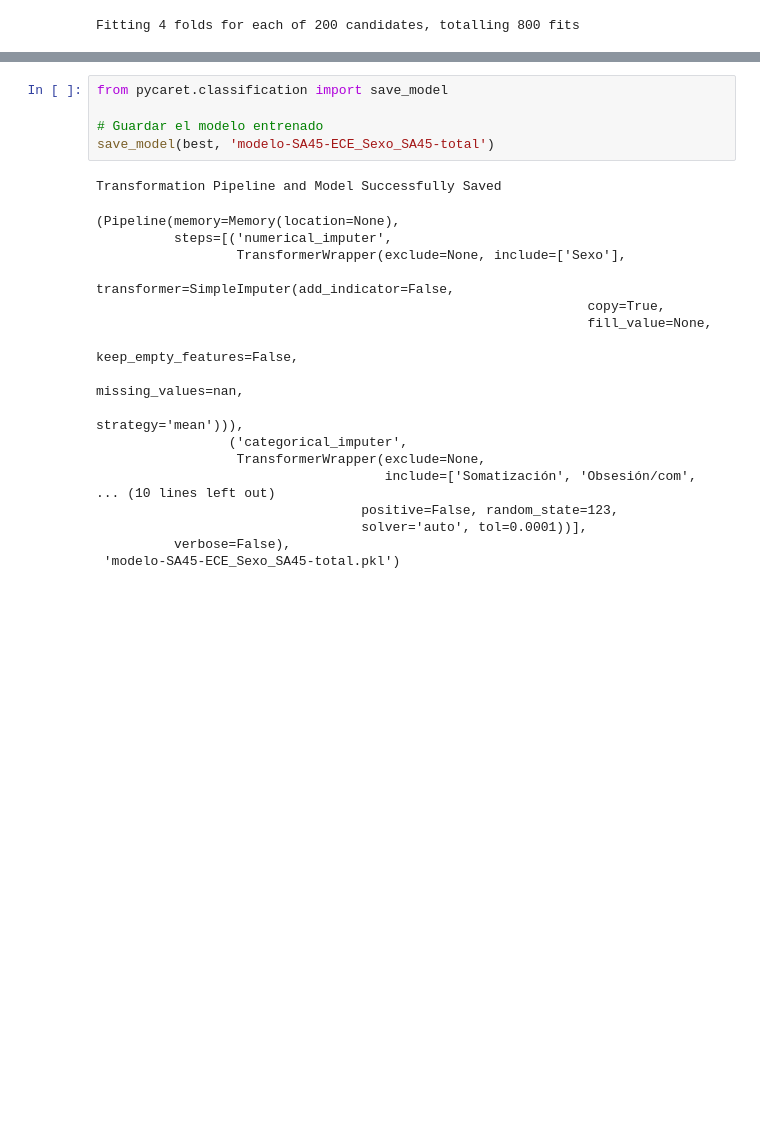
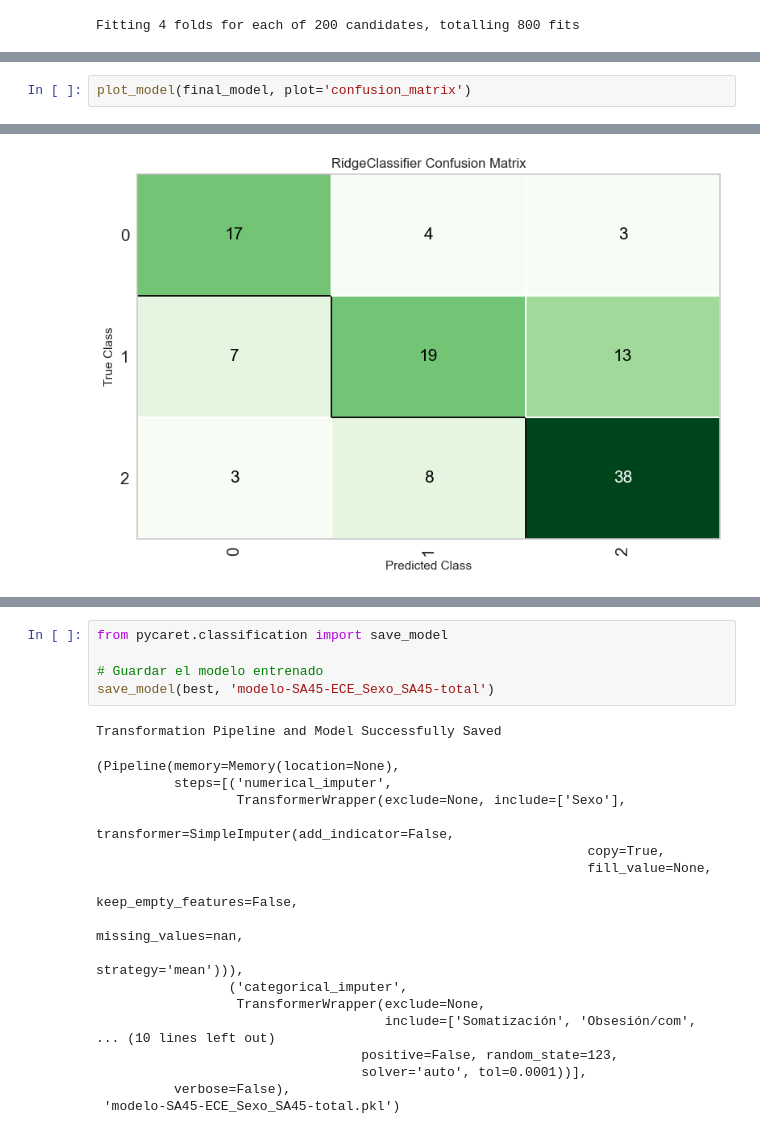
Before and after one commit to kristhyanlz/Predict_ECE_from_SA45, a Jupyter notebook: backend/trainModel2.ipynb, the cells around one changed output, grey strips where cells are left out. Saved outputs shown, nothing was run; the diff lists cells and outputs as text; blank space fills up the shorter version.

```diff
--- a/backend/trainModel2.ipynb
+++ b/backend/trainModel2.ipynb
@@ -181,3 +181,6 @@ predictions.head()
 | 2 | 1 | 0 | 1 | 1 | 0 | 0 | 1 | 0 | ... |
 | 3 | 1 | 2 | 2 | 2 | 2 | 2 | 2 | 1 | ... |
 | 4 | 1 | 1 | 0 | 2 | 2 | 1 | 0 | 2 | ... |
+# %%
+plot_model(final_model, plot='confusion_matrix')
+# %% [output]
@@ -183,0 +188 @@ predictions.head()
+[figure, added]
```
Also changed, not shown: parts of 2 cells of this notebook, 1 other file.
